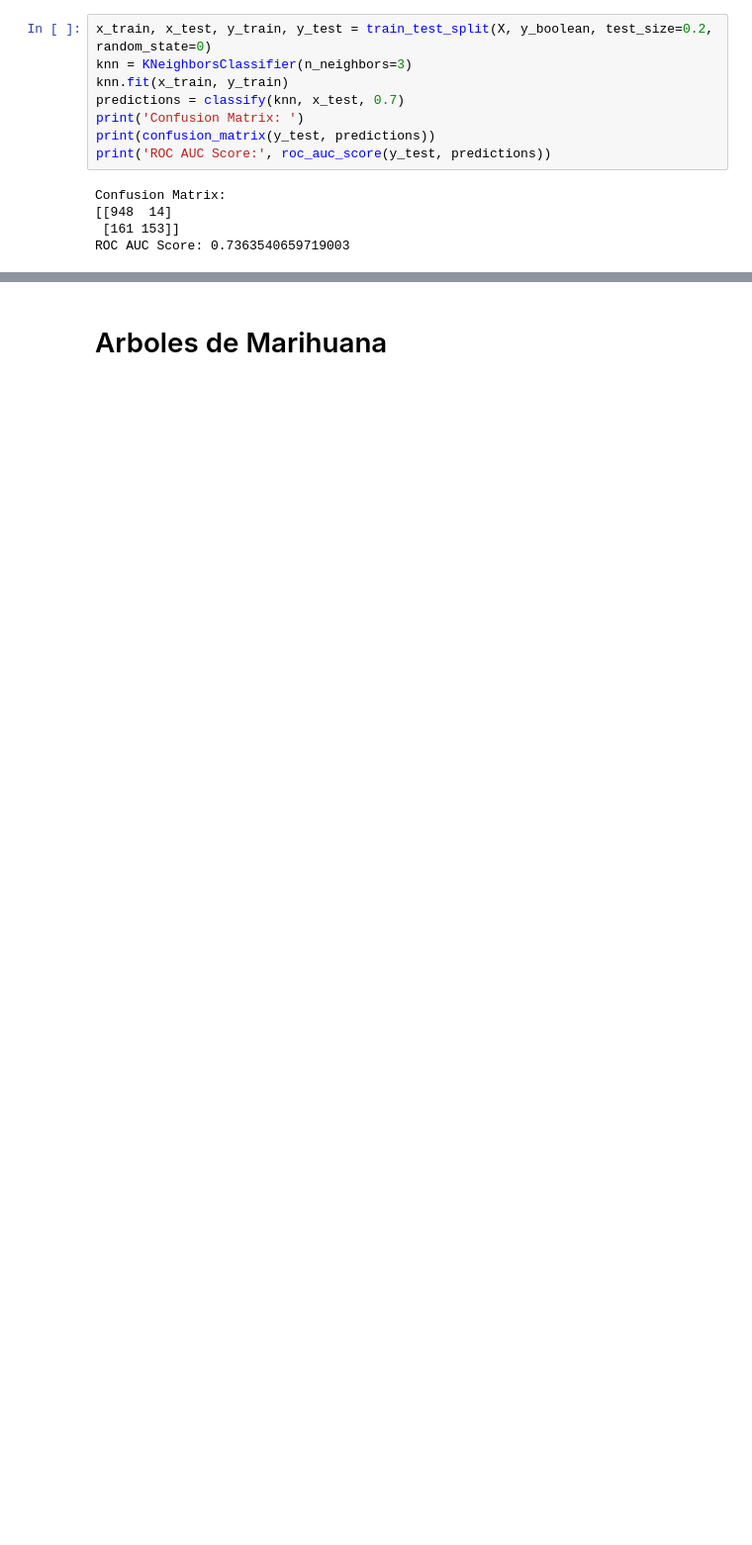
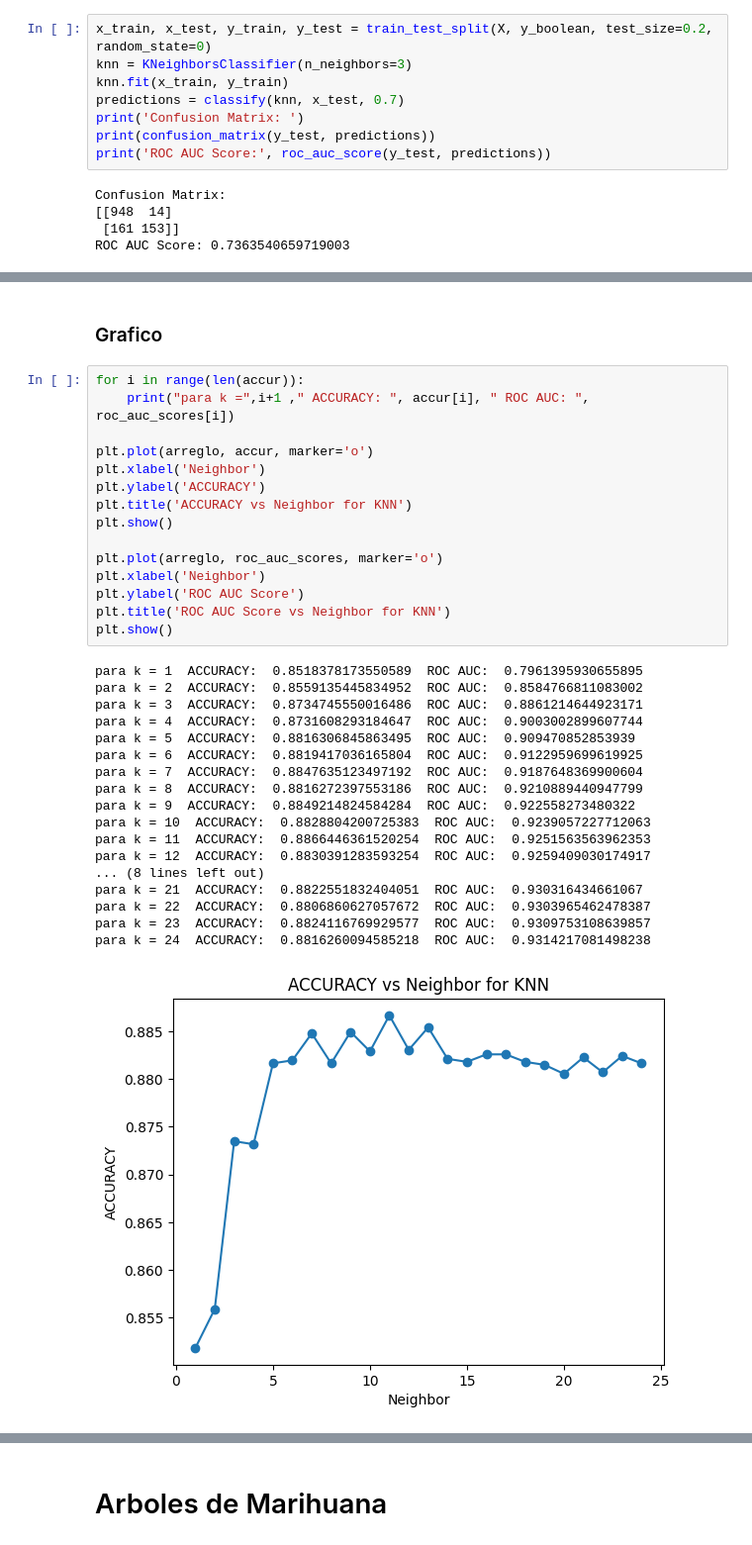
Before and after one commit to MatiasdeBuren/Final-Modelos-y-Simulacion, a Jupyter notebook: modelosFinal.ipynb, the cells around one changed output, grey strips where cells are left out. Shown at 99% size. Cells and saved outputs as stored; diff of their text form; blank space fills up the shorter version.

```diff
--- a/modelosFinal.ipynb
+++ b/modelosFinal.ipynb
@@ -570,0 +523,36 @@ para k = 24  MSE:  0.11837399054147821  R2:  0.36508479850064474  ROC AUC:  0.93
+# %% [markdown]
+### Grafico
+# %%
+for i in range(len(accur)):
+    print("para k =",i+1 ," ACCURACY: ", accur[i], " ROC AUC: ", roc_auc_scores[i])
+
+plt.plot(arreglo, accur, marker='o')
+plt.xlabel('Neighbor')
+plt.ylabel('ACCURACY')
+plt.title('ACCURACY vs Neighbor for KNN')
+plt.show()
+
+plt.plot(arreglo, roc_auc_scores, marker='o')
+plt.xlabel('Neighbor')
+plt.ylabel('ROC AUC Score')
+plt.title('ROC AUC Score vs Neighbor for KNN')
+plt.show()
+# %% [output]
+para k = 1  ACCURACY:  0.8518378173550589  ROC AUC:  0.7961395930655895
+para k = 2  ACCURACY:  0.8559135445834952  ROC AUC:  0.8584766811083002
+para k = 3  ACCURACY:  0.8734745550016486  ROC AUC:  0.8861214644923171
+para k = 4  ACCURACY:  0.8731608293184647  ROC AUC:  0.9003002899607744
+para k = 5  ACCURACY:  0.8816306845863495  ROC AUC:  0.909470852853939
+para k = 6  ACCURACY:  0.8819417036165804  ROC AUC:  0.9122959699619925
+para k = 7  ACCURACY:  0.8847635123497192  ROC AUC:  0.9187648369900604
+para k = 8  ACCURACY:  0.8816272397553186  ROC AUC:  0.9210889440947799
+para k = 9  ACCURACY:  0.8849214824584284  ROC AUC:  0.922558273480322
+para k = 10  ACCURACY:  0.8828804200725383  ROC AUC:  0.9239057227712063
+para k = 11  ACCURACY:  0.8866446361520254  ROC AUC:  0.9251563563962353
+para k = 12  ACCURACY:  0.8830391283593254  ROC AUC:  0.9259409030174917
+... (8 lines left out)
+para k = 21  ACCURACY:  0.8822551832404051  ROC AUC:  0.930316434661067
+para k = 22  ACCURACY:  0.8806860627057672  ROC AUC:  0.9303965462478387
+para k = 23  ACCURACY:  0.8824116769929577  ROC AUC:  0.9309753108639857
+para k = 24  ACCURACY:  0.8816260094585218  ROC AUC:  0.9314217081498238
+[figure, added]
```
Also changed, not shown: parts of 23 cells of this notebook.
